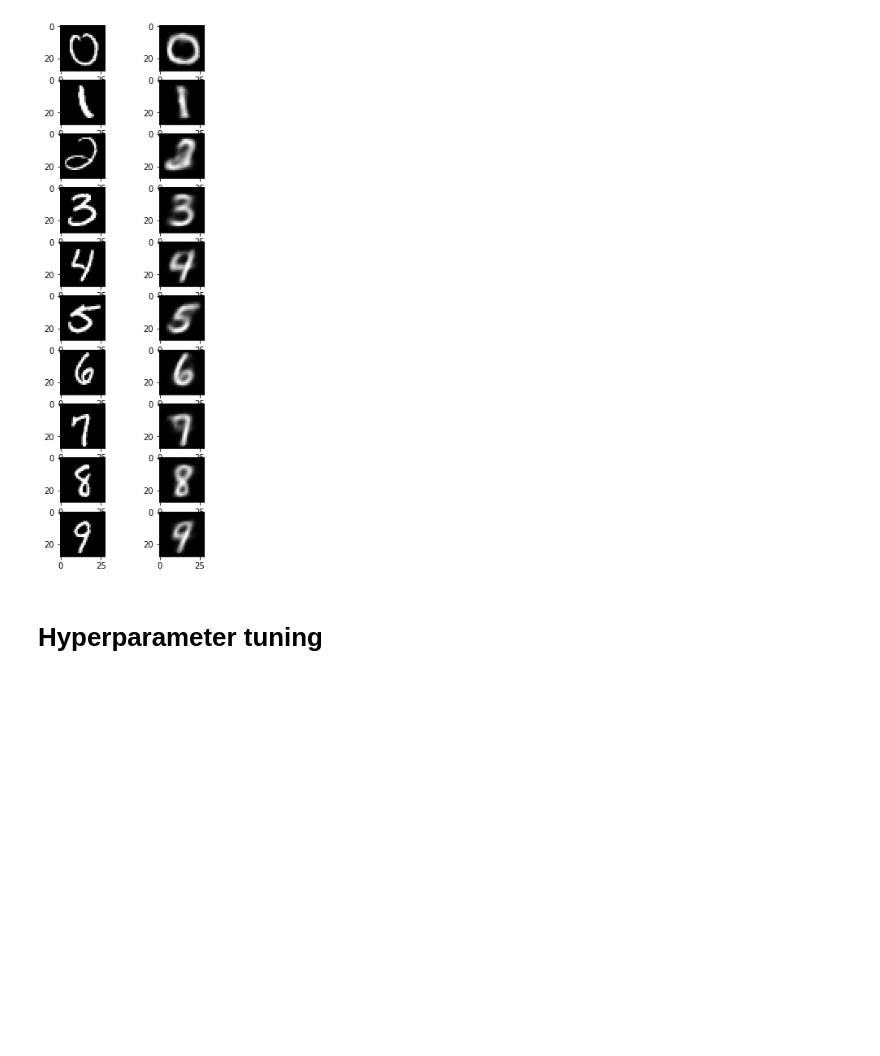
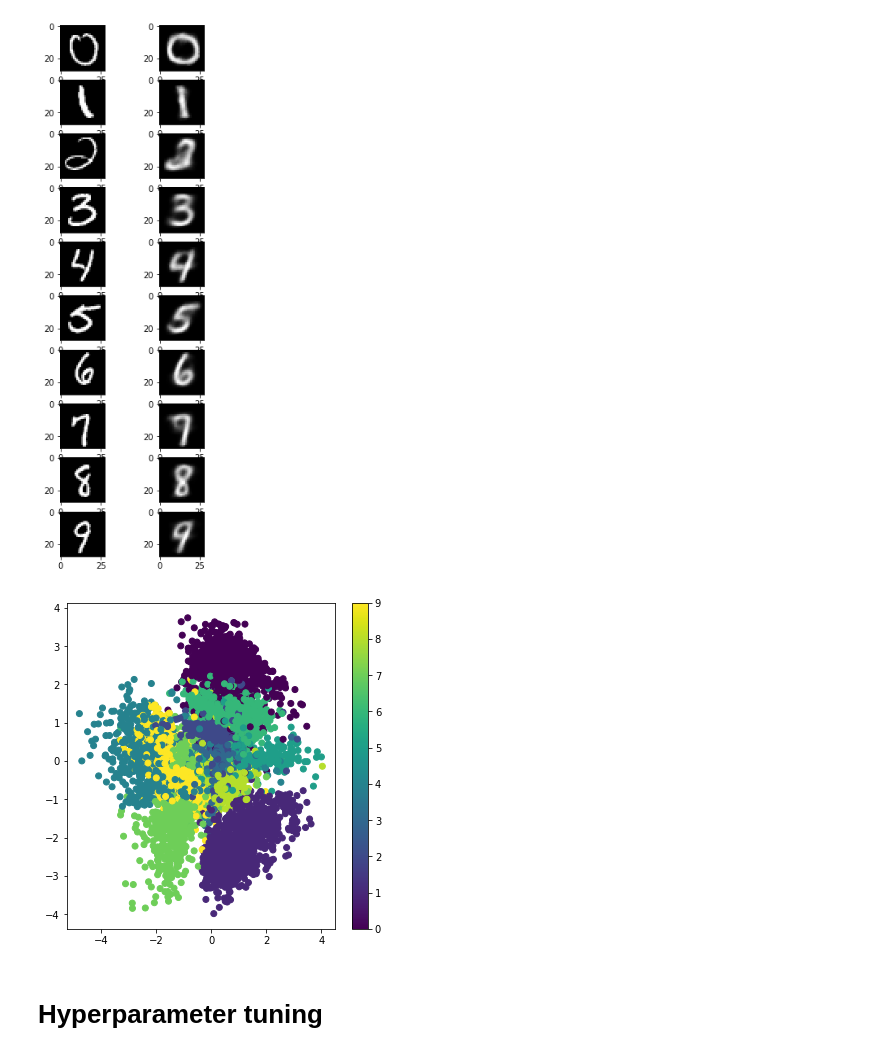
Before and after one commit to sofa13/csi5138_a4, a Jupyter notebook: VAE.ipynb, the cells around one changed output. Cells and saved outputs as stored; diff of their text form; code cells hidden in the pictures; blank space fills up the shorter version.

Commit message:
Plot digits in latent space dim 2, intermediate dim 512.

```diff
--- a/VAE.ipynb
+++ b/VAE.ipynb
@@ -207,15 +207,15 @@ photogallery(photos)
 original, vae
 [figure]
 # %%
-encoder = Model(x, z_mean)
-
 # display a 2D plot of the digit classes in the latent space
-x_test_encoded = encoder.predict(X_test, batch_size=batch_size)
+x_test_encoded = encoder.predict(x_test, batch_size=batch_size)
+x_test_encoded = x_test_encoded[0]
 plt.figure(figsize=(6, 6))
 plt.scatter(x_test_encoded[:, 0], x_test_encoded[:, 1], c=y_test)
 plt.colorbar()
-plt.savefig('cifar_vae_mean.pdf')
 plt.show()
+# %% [output]
+[figure, added]
 # %% [markdown]
 # Hyperparameter tuning
 # %%
```
